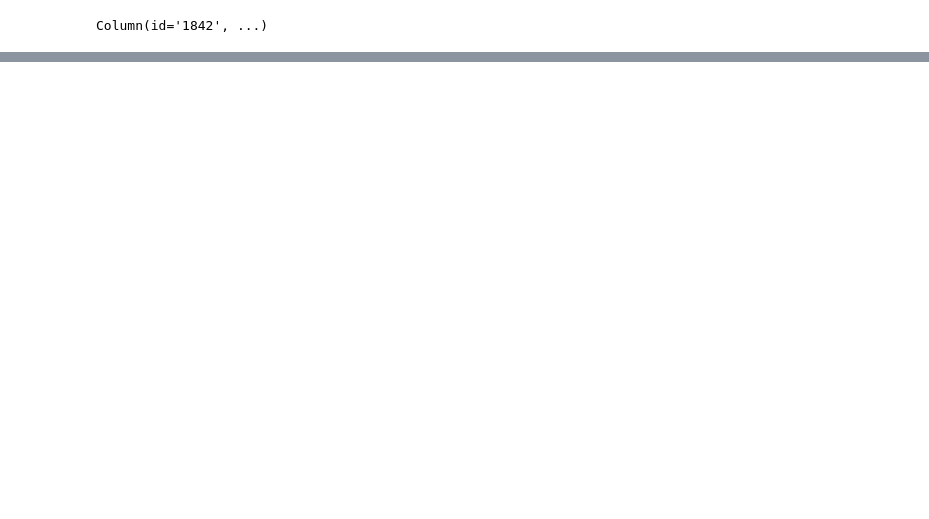
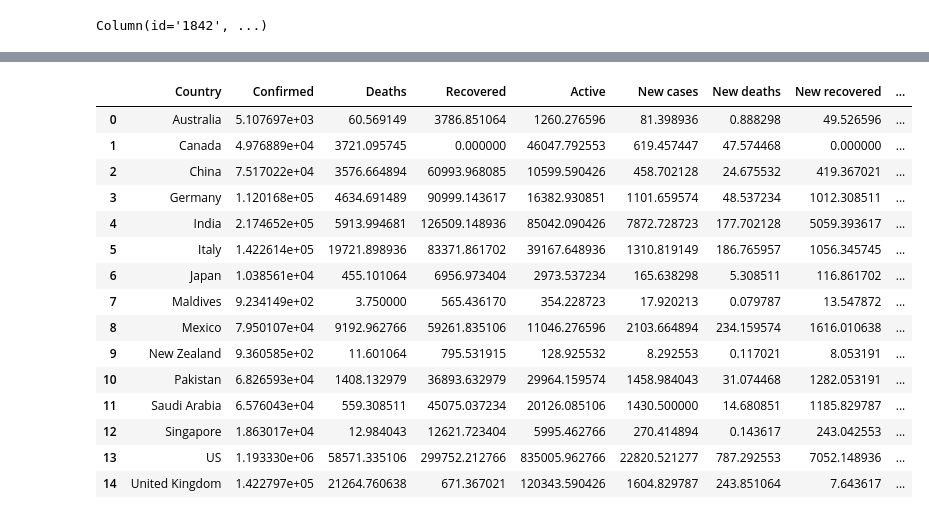
Before and after one commit to kaushik03/Data-Analysis-Projects, a Jupyter notebook: Covid-19/Covid Analysis Country Based.ipynb, the cells around one changed output, grey strips where cells are left out. Saved outputs shown, nothing was run; the diff lists cells and outputs as text; code cells hidden in the pictures; blank space fills up the shorter version.

```diff
--- a/Covid-19/Covid Analysis Country Based.ipynb
+++ b/Covid-19/Covid Analysis Country Based.ipynb
@@ -231,3 +231,9 @@ pandas_bokeh.plot_grid([[WHO_Jan_plot, WHO_Feb_plot],
 [interactive output not drawn]
 [interactive output not drawn]
 Column(id='1842', ...)
+# %%
+lis_countries = ["Australia","India","United Kingdom","Italy","US","Canada","New Zealand","Singapore","Japan","China","Maldives","Germany","Saudi Arabia","Pakistan","Mexico"]
+lis_countries.sort()
+
+Top_countries = df[df["Country"].isin(lis_countries)].groupby("Country",as_index = False).mean()
+Top_countries
@@ -233,0 +257,20 @@ Column(id='1842', ...)
+# %%
+Top_countries["Recovery_rate"] =Top_countries["Total Recovered"]/Top_countries["Total Confirmed"]
+Top_countries
+# %% [output]
+|  | Country | Confirmed | Deaths | Recovered | Active | New cases | New deaths | New recovered | ... |
+| 0 | Australia | 5.107697e+03 | 60.569149 | 3786.851064 | 1260.276596 | 81.398936 | 0.888298 | 49.526596 | ... |
+| 1 | Canada | 4.976889e+04 | 3721.095745 | 0.000000 | 46047.792553 | 619.457447 | 47.574468 | 0.000000 | ... |
+| 2 | China | 7.517022e+04 | 3576.664894 | 60993.968085 | 10599.590426 | 458.702128 | 24.675532 | 419.367021 | ... |
+| 3 | Germany | 1.120168e+05 | 4634.691489 | 90999.143617 | 16382.930851 | 1101.659574 | 48.537234 | 1012.308511 | ... |
+| 4 | India | 2.174652e+05 | 5913.994681 | 126509.148936 | 85042.090426 | 7872.728723 | 177.702128 | 5059.393617 | ... |
+| 5 | Italy | 1.422614e+05 | 19721.898936 | 83371.861702 | 39167.648936 | 1310.819149 | 186.765957 | 1056.345745 | ... |
+| 6 | Japan | 1.038561e+04 | 455.101064 | 6956.973404 | 2973.537234 | 165.638298 | 5.308511 | 116.861702 | ... |
+| 7 | Maldives | 9.234149e+02 | 3.750000 | 565.436170 | 354.228723 | 17.920213 | 0.079787 | 13.547872 | ... |
+| 8 | Mexico | 7.950107e+04 | 9192.962766 | 59261.835106 | 11046.276596 | 2103.664894 | 234.159574 | 1616.010638 | ... |
+| 9 | New Zealand | 9.360585e+02 | 11.601064 | 795.531915 | 128.925532 | 8.292553 | 0.117021 | 8.053191 | ... |
+| 10 | Pakistan | 6.826593e+04 | 1408.132979 | 36893.632979 | 29964.159574 | 1458.984043 | 31.074468 | 1282.053191 | ... |
+| 11 | Saudi Arabia | 6.576043e+04 | 559.308511 | 45075.037234 | 20126.085106 | 1430.500000 | 14.680851 | 1185.829787 | ... |
+| 12 | Singapore | 1.863017e+04 | 12.984043 | 12621.723404 | 5995.462766 | 270.414894 | 0.143617 | 243.042553 | ... |
+| 13 | US | 1.193330e+06 | 58571.335106 | 299752.212766 | 835005.962766 | 22820.521277 | 787.292553 | 7052.148936 | ... |
+| 14 | United Kingdom | 1.422797e+05 | 21264.760638 | 671.367021 | 120343.590426 | 1604.829787 | 243.851064 | 7.643617 | ... |
```
Also changed, not shown: parts of 2 cells of this notebook.
